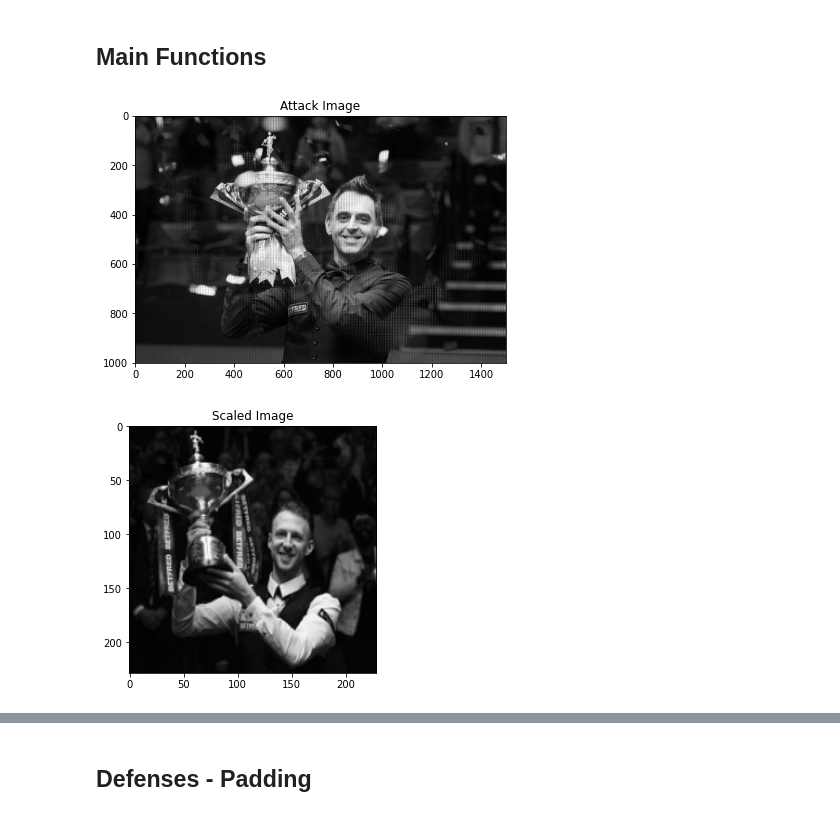
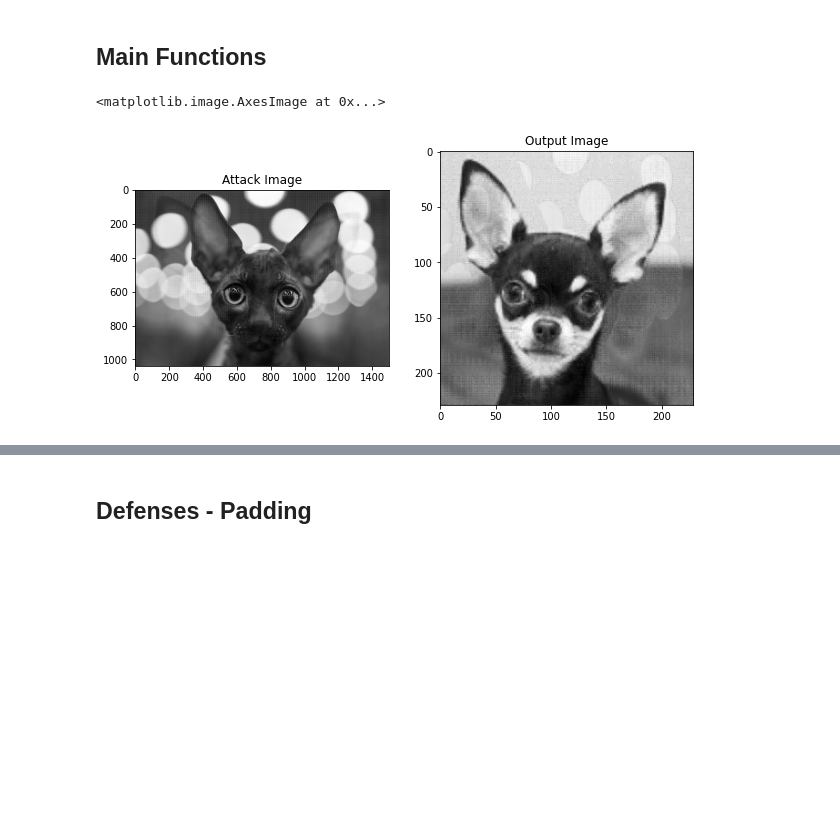
Before and after one commit to azizanwazir/comp0055_seeing_is_not_believing, a Jupyter notebook: scaling_attack.ipynb, the cells around one changed output, grey strips where cells are left out. Cells and saved outputs as stored; diff of their text form; code cells hidden in the pictures; blank space fills up the shorter version.

```diff
--- a/scaling_attack.ipynb
+++ b/scaling_attack.ipynb
@@ -315,8 +356,0 @@ Successfully installed dccp-1.0.3
-# %%
-# Google Drive Mount
-drive.mount('/content/drive')
-
-# Change to your own drive's folder
-img_folder = '/content/drive/MyDrive/COMP0055/'
-strong = img_folder + 'Attack images (strong attack form) - (229,229) out size/'
-weak = img_folder + 'Attack images (weak attack form) - (229,229) out size/'
@@ -571,31 +595,28 @@ def WeakAttackFormGray(Scale, src_height, src_width, tgt_img):
 ## Main Functions
 # %%
 # Run Strong Attack Form
+source_path = 'cat.jpg'
+target_path = 'dog.jpg'
 
-# Get source and target images
-src = cv2.imread(ronnie, 0)
-tgt = cv2.imread(judd, 0)
+# # Get source and target images
+src = cv2.imread(source_path, 0)
+tgt = cv2.imread(target_path, 0)
 a,b = tgt.shape
 
 # Generate attack image
 atk_img = StrongAttackFormGray(resizeCV2, src, tgt)
 
 # Display attack image and output image (scaled attack image)
-plt.figure(figsize=(20,10))
-plt.subplot(2, 2, 1)
-plt.title('Attack Image')
-plt.imshow(atk_img,cmap='gray', vmin=0, vmax=255)
+fig, ax = plt.subplots(1,2, figsize=(10,5))
+ax[0].set_title("Attack Image")
+ax[0].imshow(atk_img, cmap='gray')
+ax[1].set_title("Output Image")
+ax[1].imshow(resizeCV2(atk_img, a, b), cmap='gray')
 
-plt.figure(figsize=(20,10))
-plt.subplot(2, 2, 2)
-plt.title('Scaled Image')
-plt.imshow(resizeCV2(atk_img, a, b), cmap='gray', vmin=0, vmax=255)
-
-# # Save attack image locally (change file name and don't forget to download)
+# # Save attack image locally (change file name and don't forget to download as image gets lost after runtime ends)
 # plt.imsave('{attack image name here}.jpg', atk_img, cmap='gray')
-# plt.imsave('atk_ronnie.jpg', atk_img, cmap='gray')
 # %% [output]
+<matplotlib.image.AxesImage at 0x...>
-[figure, old version]
+[figure, new version]
-[figure, removed]
 # %%
 # Run Weak Attack Form
```
Also changed, not shown: parts of 26 cells of this notebook.
